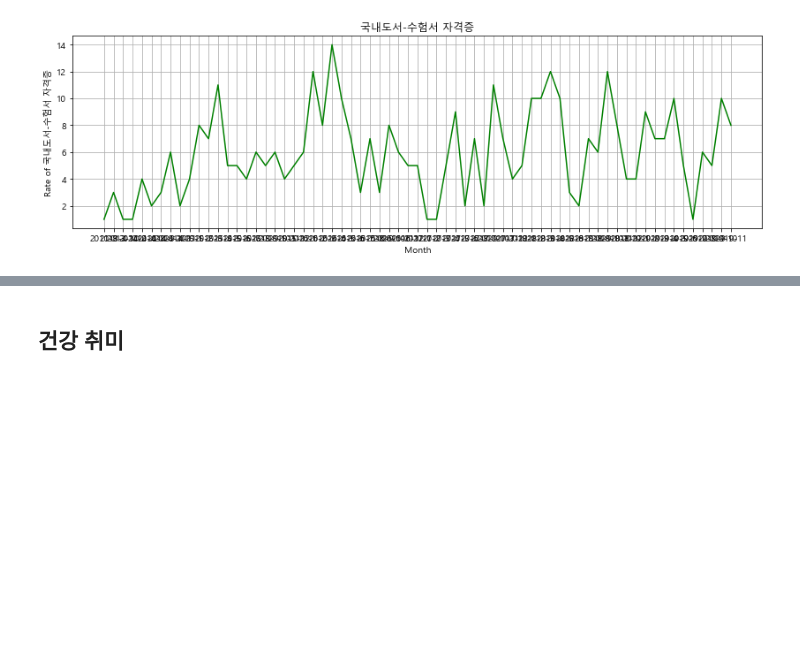
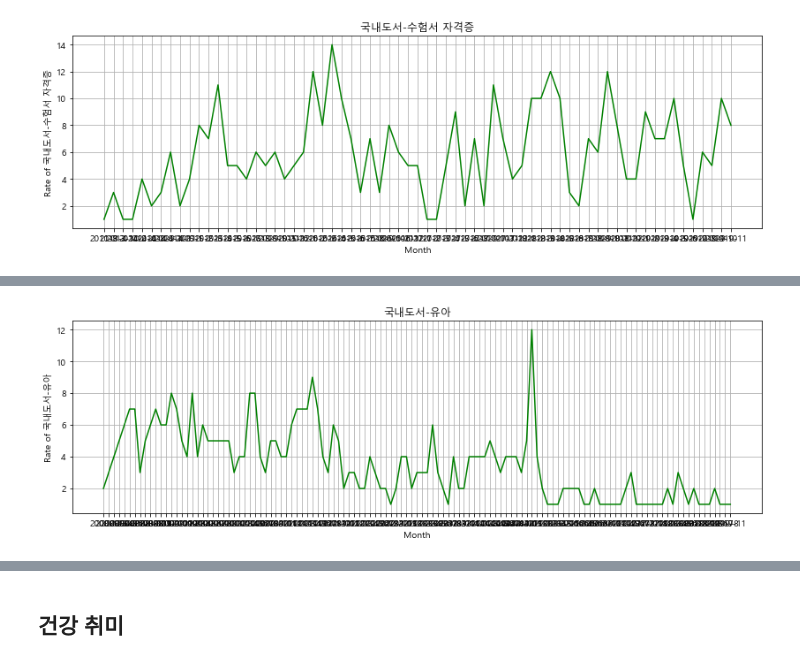
Before and after one commit to twg12/Bestseller-Analysis, a Jupyter notebook: Yes24 Bestseller/Total.ipynb, the cells around one changed output, grey strips where cells are left out. Cells and saved outputs as stored; diff of their text form; code cells hidden in the pictures; blank space fills up the shorter version.

```diff
--- a/Yes24 Bestseller/Total.ipynb
+++ b/Yes24 Bestseller/Total.ipynb
@@ -971,0 +974,4 @@ plt.show()
+# %%
+Baby = Yes24[Yes24["관리분류"] == '국내도서-유아'].groupby(['Year', 'Month']).size().reset_index()
+Baby = Baby.rename(columns={0: "유아"})
+Baby['Time-period'] = Baby['Year'].astype(str) + '-' + Baby['Month'].astype(str)
@@ -971,0 +996,13 @@ plt.show()
+# %%
+x = Baby['Time-period']
+y = Baby["유아"]
+
+plt.plot(x, y, color='g')
+
+plt.title('국내도서-유아')
+plt.xlabel('Month')
+plt.ylabel('Rate of 국내도서-유아')
+
+plt.show()
+# %% [output]
+[figure, added]
```
Also changed, not shown: parts of 29 cells of this notebook.
